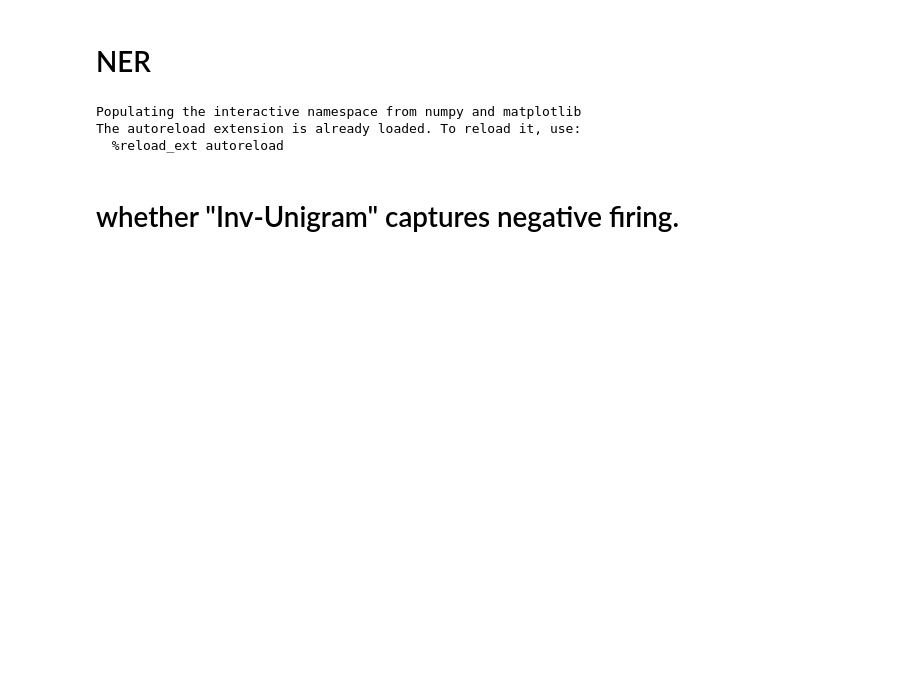
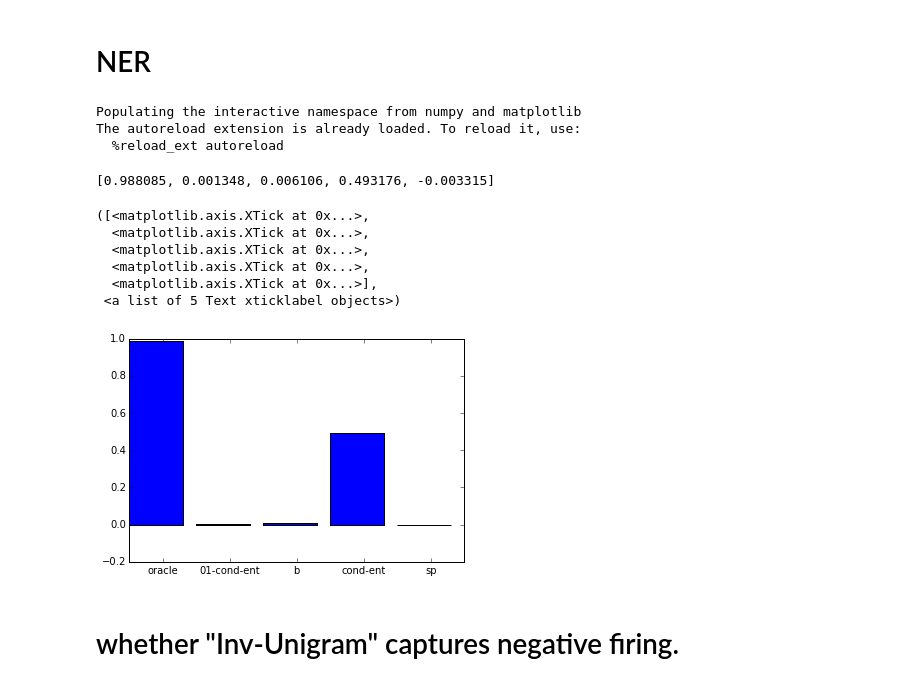
Before and after one commit to strin/HeteroSampler, a Jupyter notebook: notebook/ner/plot.ipynb, the cells around one changed output. Drawn from its saved outputs; the diff is of its cells as text; code cells hidden in the pictures; blank space fills up the shorter version.

```diff
--- a/notebook/ner/plot.ipynb
+++ b/notebook/ner/plot.ipynb
@@ -65,11 +65,35 @@ def plotSampleDistribution(path):
     plt.title('Histogram')
     plt.xlabel('Average #Transition per Sample')
 
+def plotWeights(path):
+    path = prefix + path
+    tree = Etree.parse(path)
+    root = tree.getroot()
+    nodes = root.findall('./test/param/*')
+    weights = dict()
+    for node in nodes:
+        weights[node.get('name')] = float(node.get('value'))
+    return weights
+
 plotAcc = lambda name : plot(*loadAcc(name))
 # %% [output]
 Populating the interactive namespace from numpy and matplotlib
 The autoreload extension is already loaded. To reload it, use:
   %reload_ext autoreload
+# %%
+weights = plotWeights('test/ner/w2/f2/blockpolicy/reward-sanity/O0R1-2/tcall_train/policy.xml')
+print weights.values()
+bar(range(len(weights.values())), weights.values())
+xticks(np.array(range(len(weights.values()))) + 0.5 , weights.keys())
+# %% [output]
+[0.988085, 0.001348, 0.006106, 0.493176, -0.003315]
+([<matplotlib.axis.XTick at 0x...>,
+  <matplotlib.axis.XTick at 0x...>,
+  <matplotlib.axis.XTick at 0x...>,
+  <matplotlib.axis.XTick at 0x...>,
+  <matplotlib.axis.XTick at 0x...>],
+ <a list of 5 Text xticklabel objects>)
+[figure, added]
 # %% [markdown]
 # whether "Inv-Unigram" captures negative firing.
 # %%
```
Also changed, not shown: parts of 3 cells of this notebook, 3 other files.
